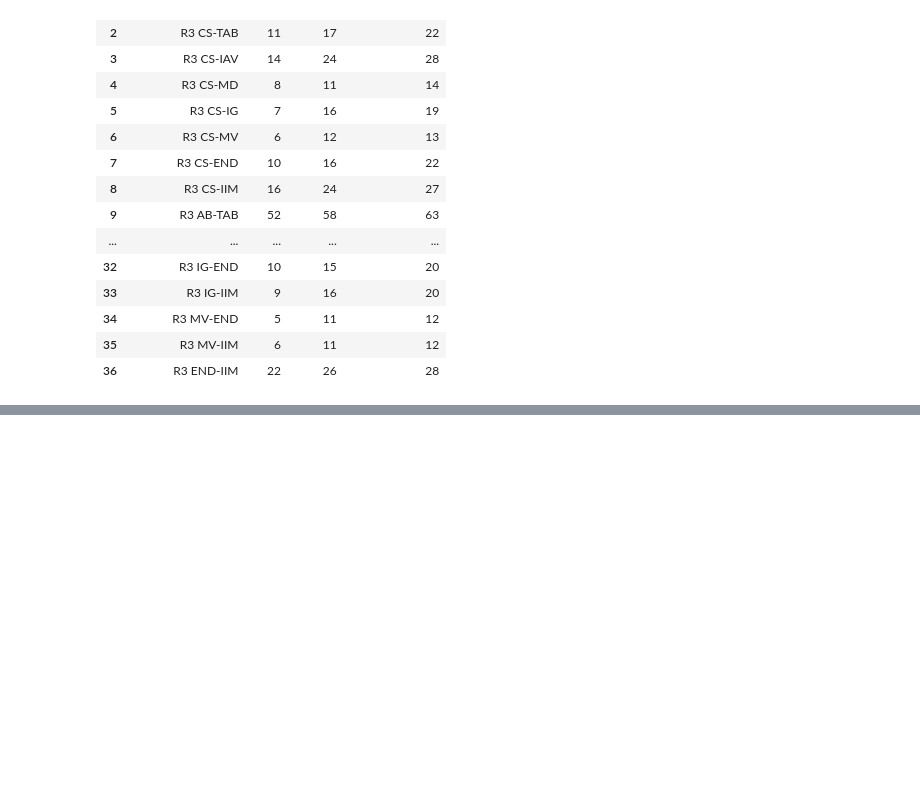
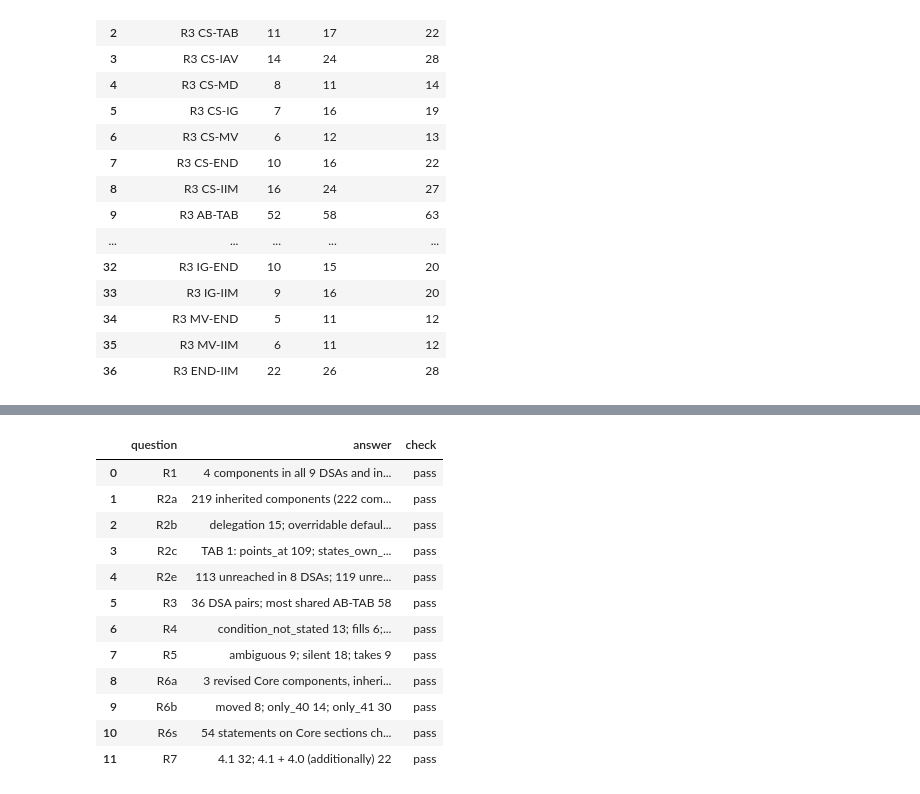
Before and after one commit to kerfors/early-clinical-design-research, a Jupyter notebook: remapcap-design-modules/notebooks/01_cq_check.ipynb, the cells around one changed output, grey strips where cells are left out. Drawn from its saved outputs; the diff is of its cells as text; code cells hidden in the pictures; blank space fills up the shorter version.

Commit message:
REMAP-CAP: check notebook writes output/cq_results.csv after all asserts; catalogue shows REMAP-CAP answers from it
Co-Authored-By: Claude Opus 5.5 <noreply@anthropic.com>

```diff
--- a/remapcap-design-modules/notebooks/01_cq_check.ipynb
+++ b/remapcap-design-modules/notebooks/01_cq_check.ipynb
@@ -511,0 +517,44 @@ table
+# %%
+def short(d):
+    return d.replace("rcap:DomainDesign_", "")
+
+
+def counts(s):
+    return "; ".join(f"{k} {n}" for k, n in s.items())
+
+
+top = r3.sort_values(["shared", "a", "b"], ascending=[False, True, True]).iloc[0]
+unreached = r2e.unreached.value_counts().sort_index()
+per_dsa = r6s.groupby("dsa").size()
+results = [
+    ("R1", f"{len(r1)} components in all {len(DSAS)} DSAs and in no Core or PANDA text"),
+    ("R2a", f"{up.component.nunique()} inherited components ({r2a.n.sum()} component-kind pairs)"),
+    ("R2b", counts(r2b.groupby("allocation_kind").size()) + " (Core 4.1 statements)"),
+    ("R2c", "TAB 1: " + counts(r2c.groupby("how").n.sum())),
+    ("R2e", "; ".join(f"{u} unreached in {n} DSA" + ("s" if n > 1 else "") for u, n in unreached.items())),
+    ("R3", f"{len(r3)} DSA pairs; most shared {short(top.a)}-{short(top.b)} {top.shared}"),
+    ("R4", counts(r4.response.value_counts().sort_index())
+     + f"; defers back in another section {(r4.secondary == 'defers_back').sum()}"),
+    ("R5", counts(r5[r5.state == ""].response.value_counts().sort_index())),
+    ("R6a", f"{r6a.parent.nunique()} revised Core components, inherited unversioned by all {len(DSAS)} DSAs"),
+    ("R6b", counts(r6b.status.value_counts().sort_index())),
+    ("R6s", f"{len(r6s)} statements on Core sections changed in 4.1; {per_dsa.min()}-{per_dsa.max()} per DSA"),
+    ("R7", counts(r7.groupby("versions").n.sum())),
+]
+out = pd.DataFrame(results, columns=["question", "answer"]).assign(check="pass")
+out.to_csv(BASE / "output" / "cq_results.csv", index=False)
+out
+# %% [output]
+|  | question | answer | check |
+| 0 | R1 | 4 components in all 9 DSAs and in... | pass |
+| 1 | R2a | 219 inherited components (222 com... | pass |
+| 2 | R2b | delegation 15; overridable defaul... | pass |
+| 3 | R2c | TAB 1: points_at 109; states_own_... | pass |
+| 4 | R2e | 113 unreached in 8 DSAs; 119 unre... | pass |
+| 5 | R3 | 36 DSA pairs; most shared AB-TAB 58 | pass |
+| 6 | R4 | condition_not_stated 13; fills 6;... | pass |
+| 7 | R5 | ambiguous 9; silent 18; takes 9 | pass |
+| 8 | R6a | 3 revised Core components, inheri... | pass |
+| 9 | R6b | moved 8; only_40 14; only_41 30 | pass |
+| 10 | R6s | 54 statements on Core sections ch... | pass |
+| 11 | R7 | 4.1 32; 4.1 + 4.0 (additionally) 22 | pass |
```
Also changed, not shown: parts of 1 cell of this notebook, 6 other files.
